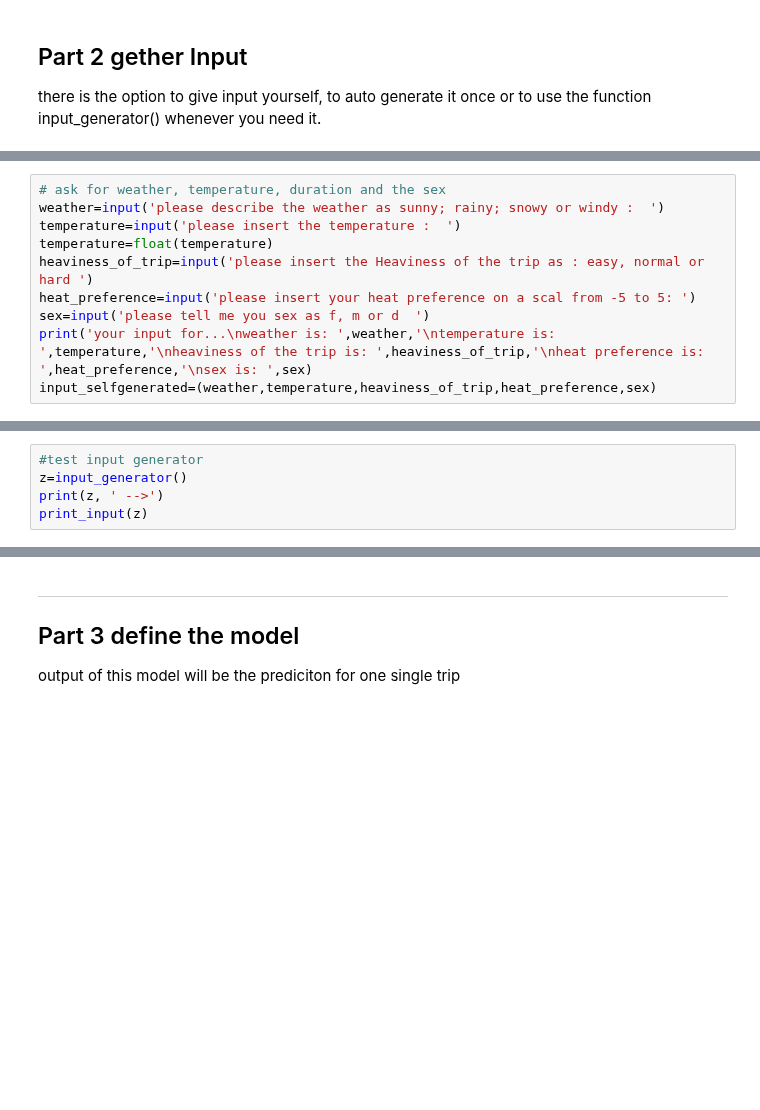
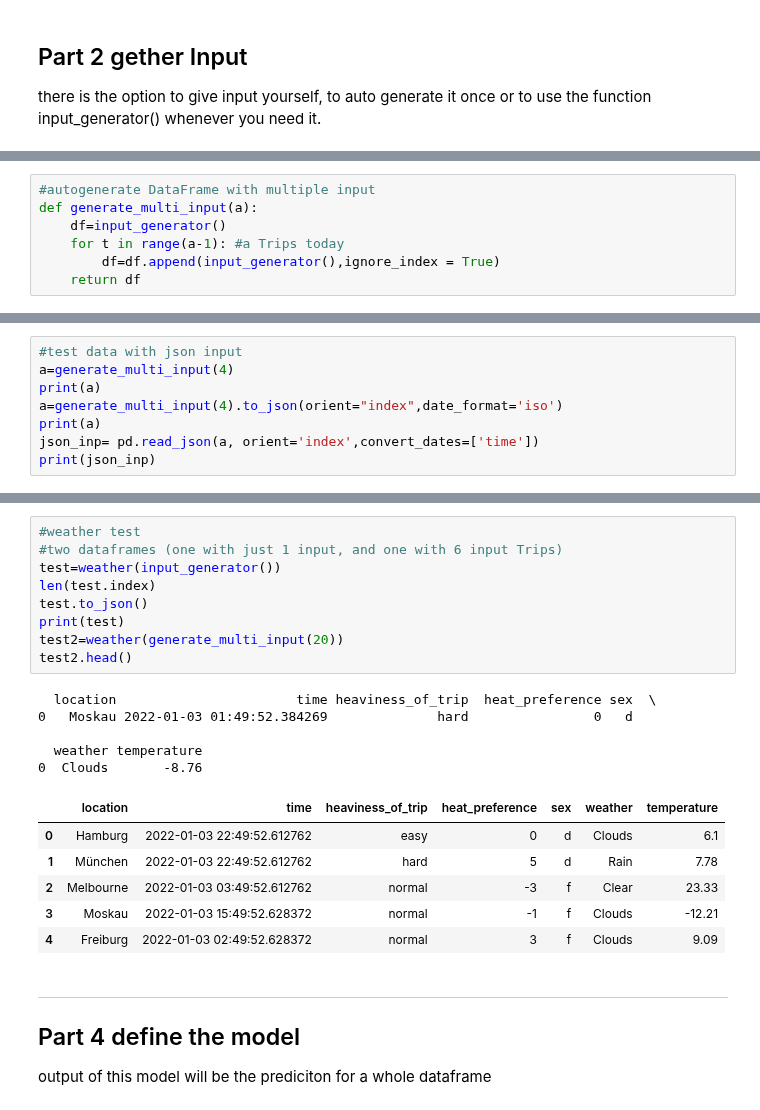
Before and after one commit to TechLabs-Berlin/wt21-commfy, a Jupyter notebook: Commfy_RBM.ipynb, the cells around one changed output, grey strips where cells are left out. Saved outputs shown, nothing was run; the diff lists cells and outputs as text; blank space fills up the shorter version.

```diff
--- a/Commfy_RBM.ipynb
+++ b/Commfy_RBM.ipynb
@@ -37,10 +43,0 @@ def print_input(list):
-# %%
-# ask for weather, temperature, duration and the sex
-weather=input('please describe the weather as sunny; rainy; snowy or windy :  ')
-temperature=input('please insert the temperature :  ')
-temperature=float(temperature)
-heaviness_of_trip=input('please insert the Heaviness of the trip as : easy, normal or hard ')
-heat_preference=input('please insert your heat preference on a scal from -5 to 5: ')
-sex=input('please tell me you sex as f, m or d  ')
-print('your input for...\nweather is: ',weather,'\ntemperature is: ',temperature,'\nheaviness of the trip is: ',heaviness_of_trip,'\nheat preference is: ',heat_preference,'\nsex is: ',sex)
-input_selfgenerated=(weather,temperature,heaviness_of_trip,heat_preference,sex)
@@ -53,5 +49,7 @@ NameError: name 'input_selfgenerated' is not defined
 # %%
-#test input generator
-z=input_generator()
-print(z, ' -->')
-print_input(z)
+#autogenerate DataFrame with multiple input
+def generate_multi_input(a):
+    df=input_generator()
+    for t in range(a-1): #a Trips today
+        df=df.append(input_generator(),ignore_index = True)
+    return df
@@ -65,0 +56,8 @@ sex is:  m
+# %%
+#test data with json input
+a=generate_multi_input(4)
+print(a)
+a=generate_multi_input(4).to_json(orient="index",date_format='iso')
+print(a)
+json_inp= pd.read_json(a, orient='index',convert_dates=['time'])
+print(json_inp)
@@ -66,5 +127,26 @@ sex is:  m
+# %%
+#weather test
+#two dataframes (one with just 1 input, and one with 6 input Trips)
+test=weather(input_generator())
+len(test.index)
+test.to_json()
+print(test)
+test2=weather(generate_multi_input(20))
+test2.head()
+# %% [output]
+  location                       time heaviness_of_trip  heat_preference sex  \
+0   Moskau 2022-01-03 01:49:52.384269              hard                0   d
+
+  weather temperature
+0  Clouds       -8.76
+|  | location | time | heaviness_of_trip | heat_preference | sex | weather | temperature |
+| 0 | Hamburg | 2022-01-03 22:49:52.612762 | easy | 0 | d | Clouds | 6.1 |
+| 1 | München | 2022-01-03 22:49:52.612762 | hard | 5 | d | Rain | 7.78 |
+| 2 | Melbourne | 2022-01-03 03:49:52.612762 | normal | -3 | f | Clear | 23.33 |
+| 3 | Moskau | 2022-01-03 15:49:52.628372 | normal | -1 | f | Clouds | -12.21 |
+| 4 | Freiburg | 2022-01-03 02:49:52.628372 | normal | 3 | f | Clouds | 9.09 |
 # %% [markdown]
 <hr style="border:2px solid gray"> </hr>
 
-## Part 3 define the model
-output of this model will be the prediciton for one single trip
+## Part 4 define the model
+output of this model will be the prediciton for a whole dataframe
```
Also changed, not shown: parts of 32 cells of this notebook.
